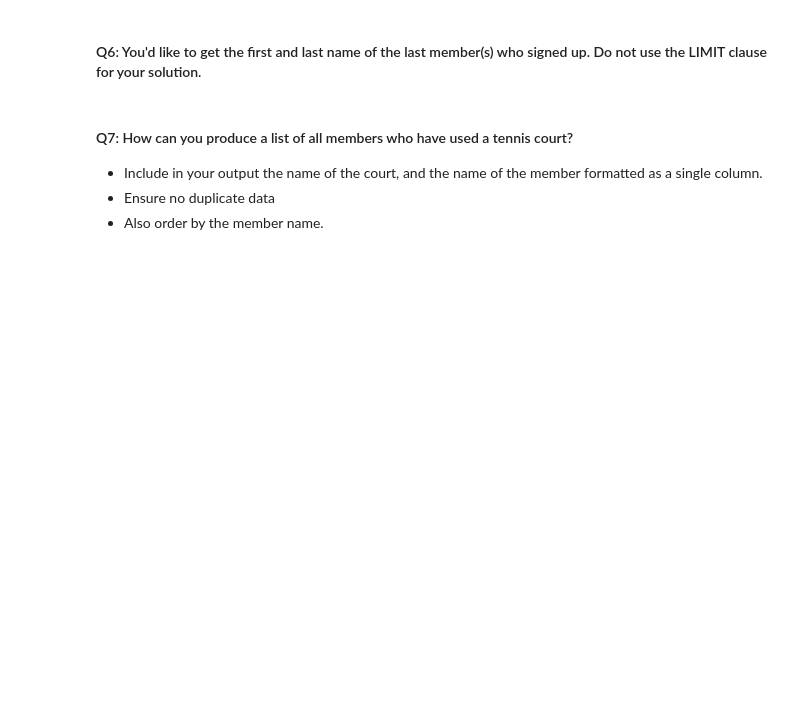
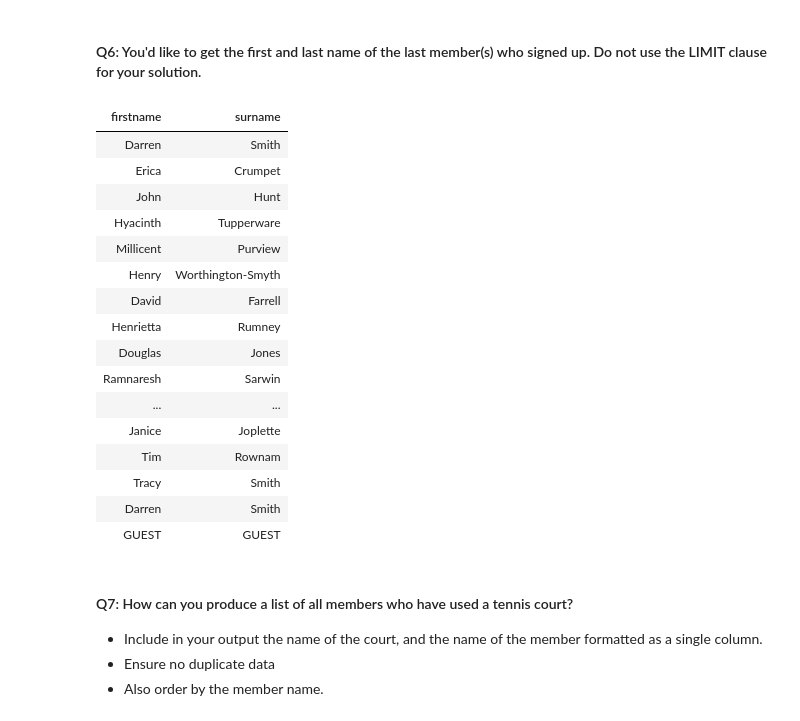
Before and after one commit to nivedaanand/springboard-curriculum, a Jupyter notebook: Mini_Project_SQL_with_Spark.ipynb, the cells around one changed output. Cells and saved outputs as stored; diff of their text form; code cells hidden in the pictures; blank space fills up the shorter version.

```diff
--- a/Mini_Project_SQL_with_Spark.ipynb
+++ b/Mini_Project_SQL_with_Spark.ipynb
@@ -136,3 +206,24 @@ select * from bookings limit 3
+# %%
+%sql
+select firstname, surname from members order by memid desc
+# %% [output]
+| firstname | surname |
+| Darren | Smith |
+| Erica | Crumpet |
+| John | Hunt |
+| Hyacinth | Tupperware |
+| Millicent | Purview |
+| Henry | Worthington-Smyth |
+| David | Farrell |
+| Henrietta | Rumney |
+| Douglas | Jones |
+| Ramnaresh | Sarwin |
+| ... | ... |
+| Janice | Joplette |
+| Tim | Rownam |
+| Tracy | Smith |
+| Darren | Smith |
+| GUEST | GUEST |
 # %% [markdown]
 ####  Q7: How can you produce a list of all members who have used a tennis court?
 - Include in your output the name of the court, and the name of the member formatted as a single column.
```
Also changed, not shown: parts of 24 cells of this notebook.
